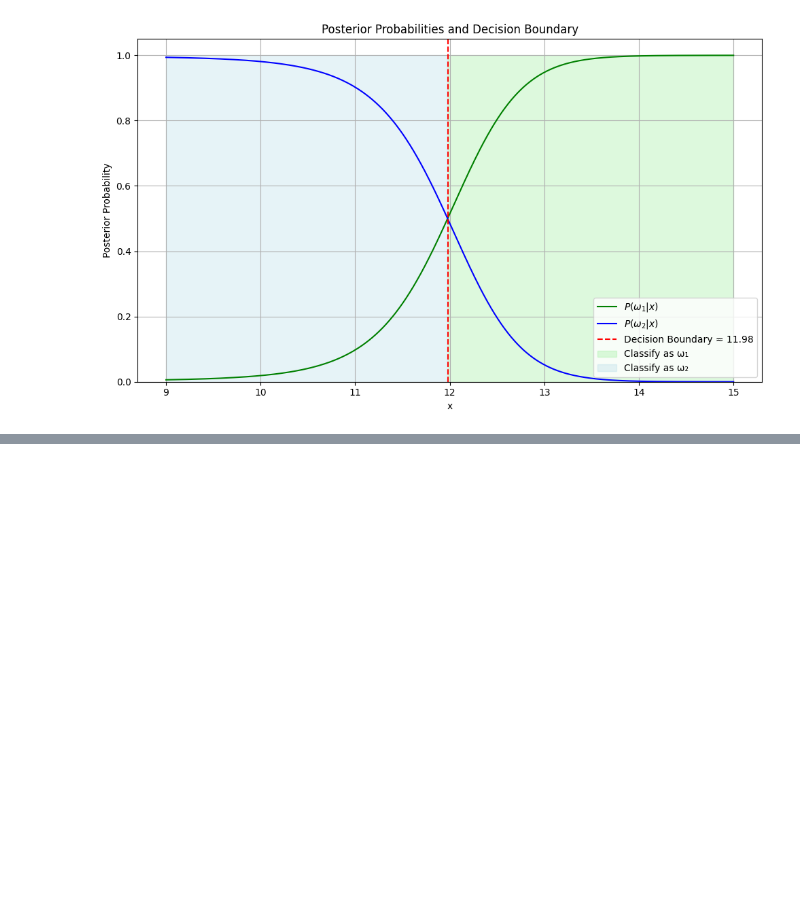
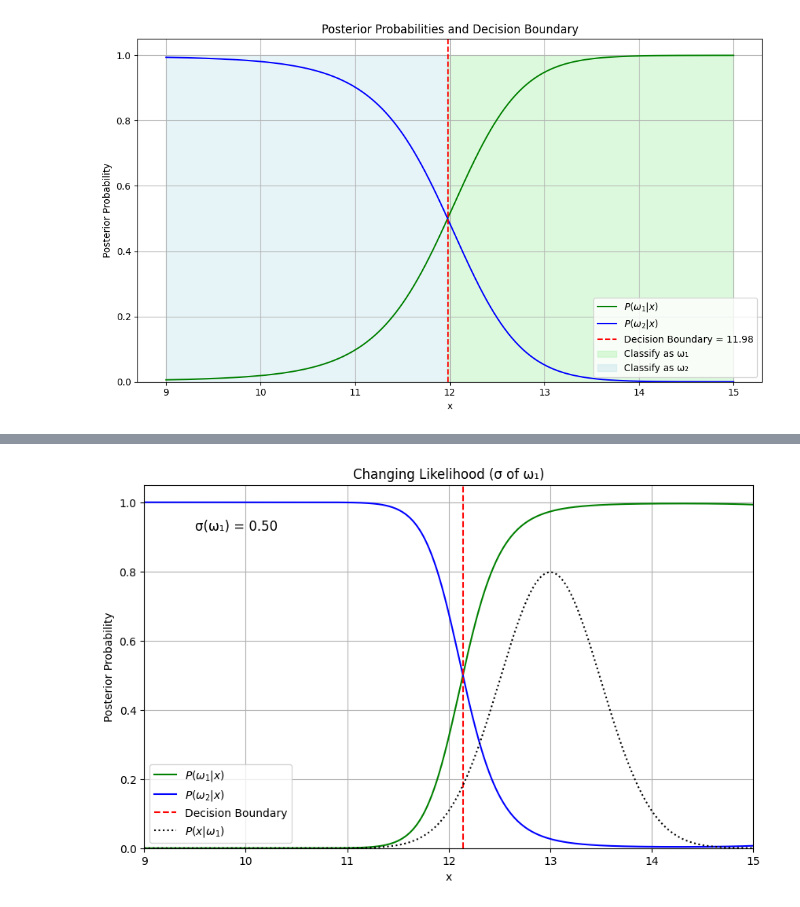
Before and after one commit to santwan/Pattern-Recognition, a Jupyter notebook: Bayesian-Classification.ipynb, the cells around one changed output, grey strips where cells are left out. Cells and saved outputs as stored; diff of their text form; code cells hidden in the pictures; blank space fills up the shorter version.

```diff
--- a/Bayesian-Classification.ipynb
+++ b/Bayesian-Classification.ipynb
@@ -127,0 +227,66 @@ plt.show()
+# %%
+import numpy as np
+import matplotlib.pyplot as plt
+from scipy.stats import norm
+from matplotlib.animation import FuncAnimation
+
+# Range of x
+x = np.linspace(9, 15, 1000)
+
+# Fixed distribution for ω2
+p_x_given_w2 = norm.pdf(x, loc=11, scale=0.8)
+
+# Prior probabilities
+p_w1 = 0.5
+p_w2 = 0.5
+
+# Setup plot
+fig, ax = plt.subplots(figsize=(10, 6))
+line_post_w1, = ax.plot([], [], label=r'$P(\omega_1|x)$', color='green')
+line_post_w2, = ax.plot([], [], label=r'$P(\omega_2|x)$', color='blue')
+boundary_line = ax.axvline(x=0, color='red', linestyle='--', label='Decision Boundary')
+like_line, = ax.plot([], [], color='black', linestyle=':', label=r'$P(x|\omega_1)$')
+text = ax.text(9.5, 0.92, '', fontsize=12)
+
+ax.set_xlim(9, 15)
+ax.set_ylim(0, 1.05)
+ax.set_title("Changing Likelihood (σ of ω₁)")
+ax.set_xlabel("x")
+ax.set_ylabel("Posterior Probability")
+ax.legend()
+ax.grid(True)
+
+# Update function
+def update(std_dev):
+    # New likelihood for ω1
+    p_x_given_w1 = norm.pdf(x, loc=13, scale=std_dev)
+    like_line.set_data(x, p_x_given_w1)
+
+    # Total P(x)
+    p_x = p_x_given_w1 * p_w1 + p_x_given_w2 * p_w2
+
+    # Posterior probabilities
+    p_w1_given_x = (p_x_given_w1 * p_w1) / p_x
+    p_w2_given_x = (p_x_given_w2 * p_w2) / p_x
+
+    # Update plots
+    line_post_w1.set_data(x, p_w1_given_x)
+    line_post_w2.set_data(x, p_w2_given_x)
+
+    # Decision boundary
+    decision_index = np.argmin(np.abs(p_w1_given_x - p_w2_given_x))
+    decision_boundary = x[decision_index]
+    boundary_line.set_xdata([decision_boundary, decision_boundary])
+
+    text.set_text(f'σ(ω₁) = {std_dev:.2f}')
+    return line_post_w1, line_post_w2, boundary_line, like_line, text
+
+# Std deviations to vary ω₁
+std_vals = np.linspace(0.5, 2.0, 50)
+
+# Animate
+ani = FuncAnimation(fig, update, frames=std_vals, interval=200, blit=True)
+plt.show()
+ani.save("posterior_vs_likelihood.gif", writer="pillow", fps=5)
+# %% [output]
+[figure, added]
```
Also changed, not shown: parts of 6 cells of this notebook, 2 other files.
